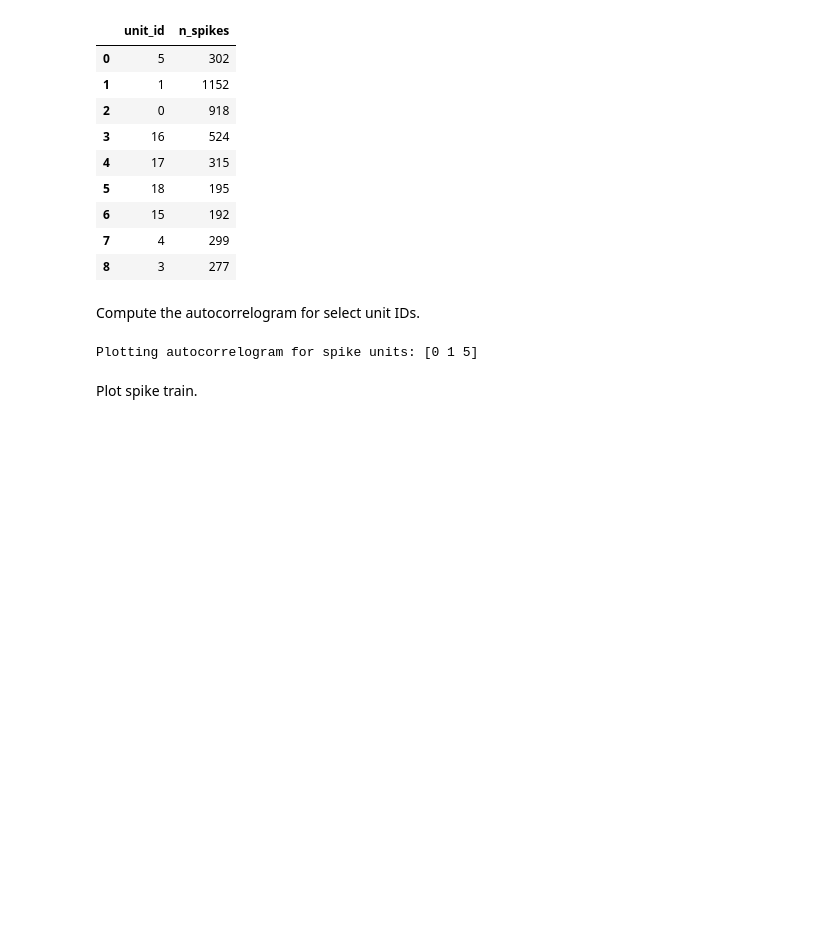
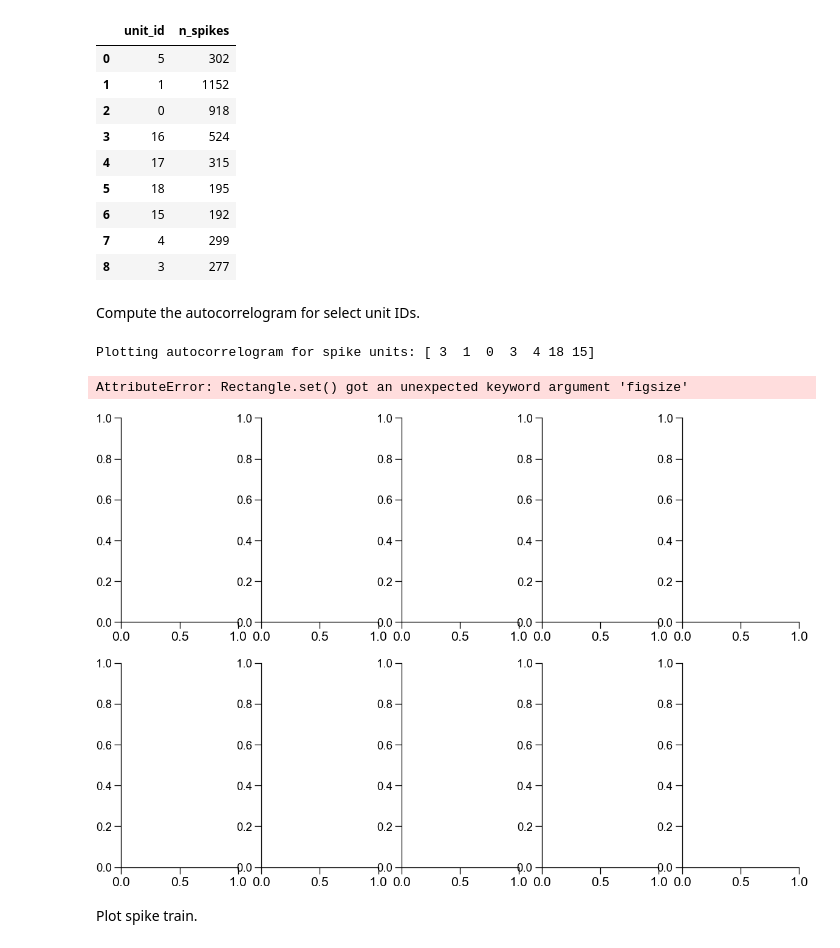
Before and after one commit to mzabolocki/SynaptiConn, a Jupyter notebook: examples/plots/plot_spiketrains_phy.ipynb, the cells around one changed output. Saved outputs shown, nothing was run; the diff lists cells and outputs as text; code cells hidden in the pictures; blank space fills up the shorter version.

```diff
--- a/examples/plots/plot_spiketrains_phy.ipynb
+++ b/examples/plots/plot_spiketrains_phy.ipynb
@@ -64,13 +63,19 @@ pd.DataFrame(spk_unit_report)
 # %% [markdown]
 Compute the autocorrelogram for select unit IDs.
 # %%
-snc.plot_autocorrelogram(spike_units_to_plot=[0,1,5])
+snc.plot_autocorrelogram(spike_units_to_plot=[3,1,0,3,4,18,15], color='red', figsize=(10,10))
 
 # ensure that the input is a list type
 # need to build in checks for the type inserts
 # check if any units were not able to be found / matched
+# fix the check_ax
+# is ax needed here?
+# add a reset option for the bins and lags for plotting etc.
+# add a function to check the lags and the bins for this etc.
 # %% [output]
-Plotting autocorrelogram for spike units: [0 1 5]
+Plotting autocorrelogram for spike units: [ 3  1  0  3  4 18 15]
+AttributeError: Rectangle.set() got an unexpected keyword argument 'figsize'
+[figure, added]
 # %% [markdown]
 Plot spike train.
 # %%
```
Also changed, not shown: parts of 5 cells of this notebook, 4 other files.
